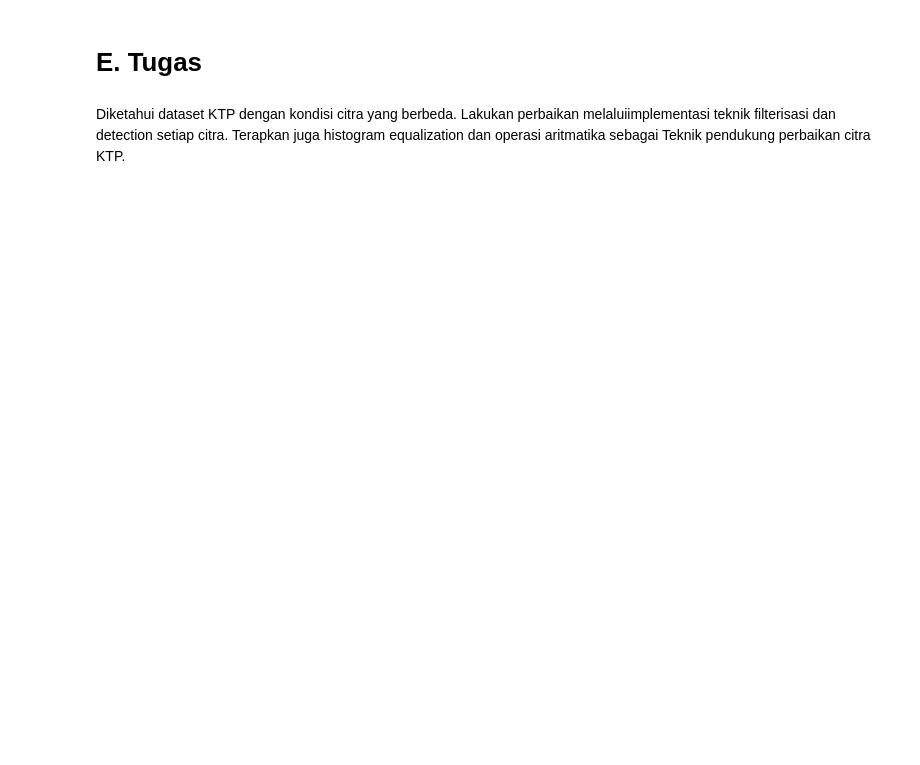
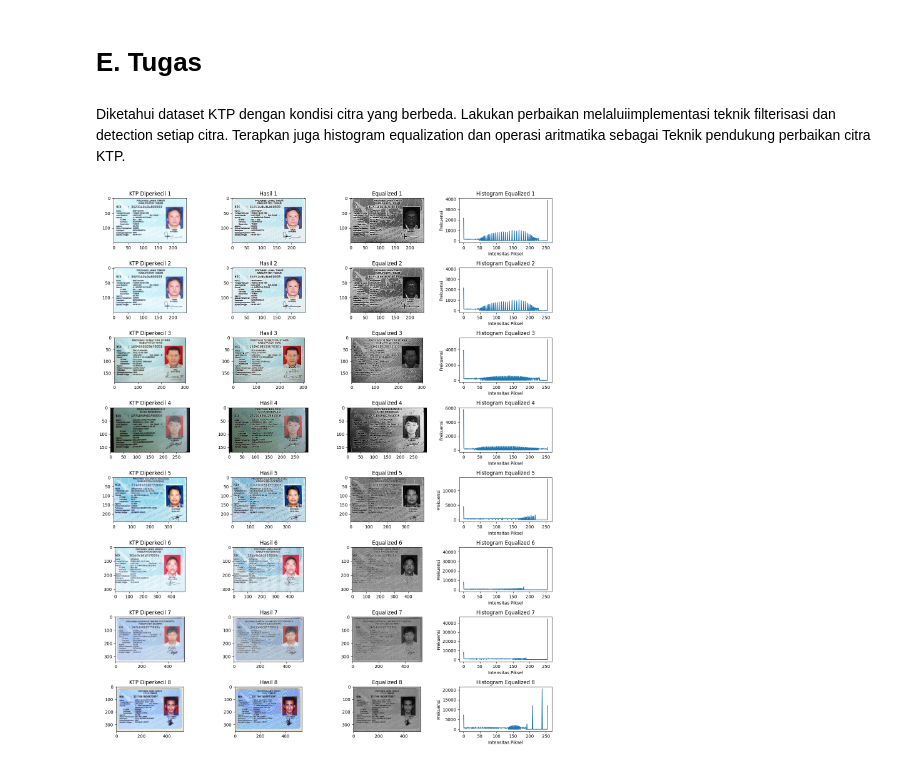
Before and after one commit to EndarMuh/PCVK_Ganjil_2023, a Jupyter notebook: Week7.ipynb, the cells around one changed output. Cells and saved outputs as stored; diff of their text form; code cells hidden in the pictures; blank space fills up the shorter version.

```diff
--- a/Week7.ipynb
+++ b/Week7.ipynb
@@ -123,3 +130,78 @@ cv2_imshow(convolution2d(img_gray, gauss_kernel, 1, 2))
 # E. Tugas
 # %% [markdown]
 Diketahui dataset KTP dengan kondisi citra yang berbeda. Lakukan perbaikan melaluiimplementasi teknik filterisasi dan detection setiap citra. Terapkan juga histogram equalization dan operasi aritmatika sebagai Teknik pendukung perbaikan citra KTP.
+# %%
+import cv2
+import numpy as np
+import os
+from google.colab.patches import cv2_imshow
+import matplotlib.pyplot as plt
+
+folder_path = '/content/drive/MyDrive/PCVK_2023/KTP/'
+
+# Dapatkan daftar file citra dalam folder
+ktp_files = [file for file in os.listdir(folder_path) if file.lower().endswith(('.png', '.jpg', '.jpeg'))]
+
+# Fungsi untuk penyesuaian kecerahan
+def Brightness(image, value):
+    hsv = cv2.cvtColor(image, cv2.COLOR_BGR2HSV)
+    h, s, v = cv2.split(hsv)
+    v = cv2.add(v, value)
+    v = np.clip(v, 0, 255)
+    hsv = cv2.merge((h, s, v))
+    return cv2.cvtColor(hsv, cv2.COLOR_HSV2BGR)
+
+# Kernel untuk mengasah gambar
+kernel_sharpen = np.array([[0, -1, 0], [-1, 5, -1], [0, -1, 0]])
+
+
+# Buat grid untuk menampilkan gambar
+num_rows = len(ktp_files)
+num_cols = 4
+fig, axs = plt.subplots(num_rows, num_cols, figsize=(15, 18))
+
+# Iterasi melalui gambar-gambar KTP
+for i, ktp_file in enumerate(ktp_files):
+    ktp_path = os.path.join(folder_path, ktp_file)
+    ktp_image = cv2.imread(ktp_path)
+
+    # Ubah ukuran gambar KTP
+    ktp_image_resized = cv2.resize(ktp_image, (0, 0), fx=0.5, fy=0.5)
+
+    # Terapkan penyesuaian Brightness
+    brightness_adjusted = Brightness(ktp_image_resized, -10)
+
+    # Terapkan Sharpen
+    result = cv2.filter2D(brightness_adjusted, -1, kernel_sharpen)
+
+    # Lakukan histogram equalization
+    result_gray = cv2.cvtColor(result, cv2.COLOR_BGR2GRAY)
+    result_equalized = cv2.equalizeHist(result_gray)
+    result_equalized_color = cv2.cvtColor(result_equalized, cv2.COLOR_GRAY2BGR)
+
+    # Tampilkan gambar asli dengan label
+    axs[i, 0].imshow(cv2.cvtColor(ktp_image_resized, cv2.COLOR_BGR2RGB))
+    axs[i, 0].set_title(f'KTP Diperkecil {i+1}')
+
+    # Tampilkan gambar yang telah diolah dengan label
+    axs[i, 1].imshow(cv2.cvtColor(result, cv2.COLOR_BGR2RGB,))
+    axs[i, 1].set_title(f'Hasil {i+1}')
+
+    # Tampilkan gambar hasil equalisasi dengan label
+    axs[i, 2].imshow(cv2.cvtColor(result_equalized_color, cv2.COLOR_BGR2RGB))
+    axs[i, 2].set_title(f'Equalized {i+1}')
+
+    # Hitung histogram gambar hasil equalisasi
+    hist_equalized = cv2.calcHist([result_equalized], [0], None, [256], [0, 256])
+
+    # Tampilkan histogram pada kolom ke-4 dengan label
+    axs[i, 3].plot(hist_equalized)
+    axs[i, 3].set_title(f'Histogram Equalized {i+1}')
+    axs[i, 3].set_xlabel('Intensitas Piksel')
+    axs[i, 3].set_ylabel('Frekuensi')
+
+# Tampilkan hasil keseluruhan
+plt.tight_layout()
+plt.show()
+# %% [output]
+[figure, added]
```
Also changed, not shown: parts of 2 cells of this notebook.
